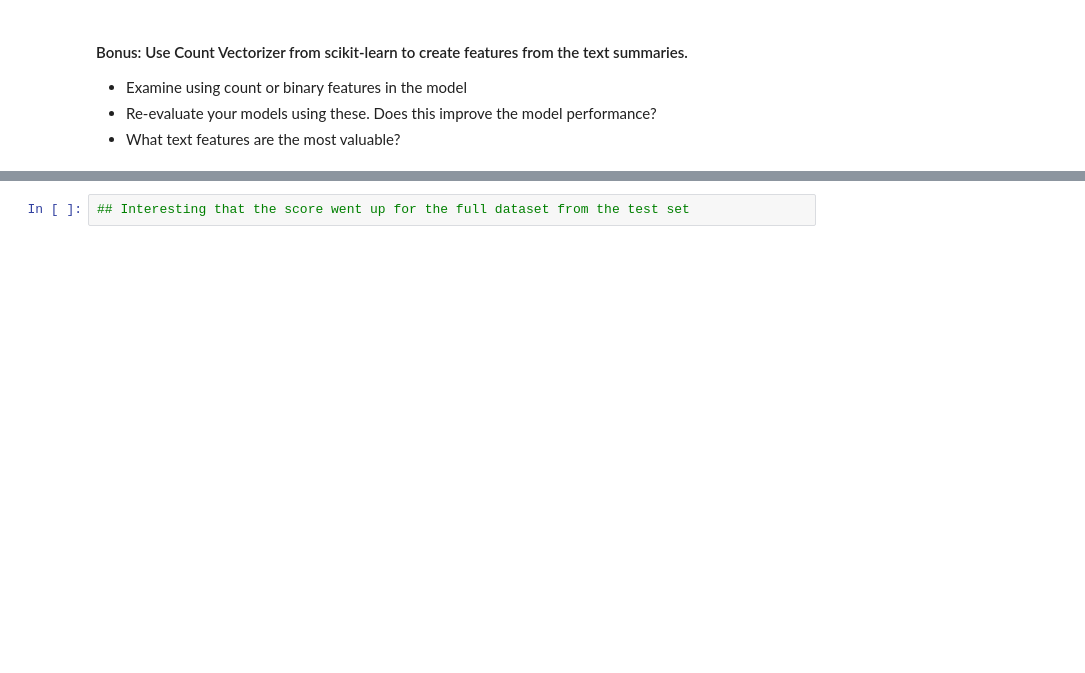
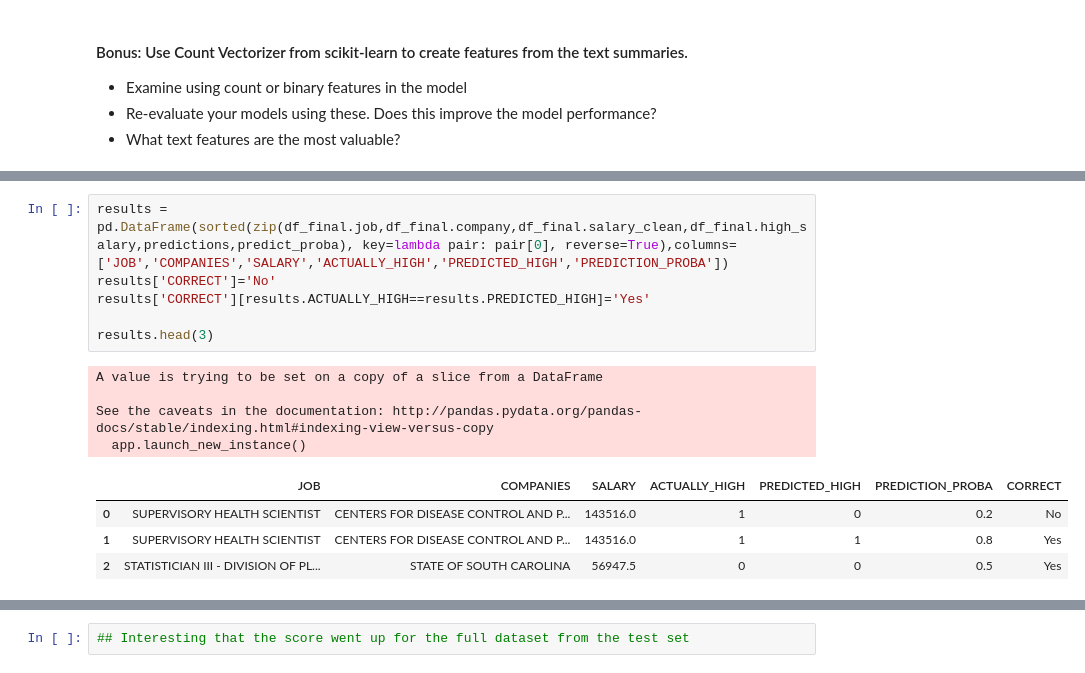
Before and after one commit to matthewbrems/old, a Jupyter notebook: projects/03-Project/starter-code/jd-project3.ipynb, the cells around one changed output, grey strips where cells are left out. Drawn from its saved outputs; the diff is of its cells as text; blank space fills up the shorter version.

```diff
--- a/projects/03-Project/starter-code/jd-project3.ipynb
+++ b/projects/03-Project/starter-code/jd-project3.ipynb
@@ -672,0 +671,15 @@ model.score(X,y)
+# %%
+results = pd.DataFrame(sorted(zip(df_final.job,df_final.company,df_final.salary_clean,df_final.high_salary,predictions,predict_proba), key=lambda pair: pair[0], reverse=True),columns=['JOB','COMPANIES','SALARY','ACTUALLY_HIGH','PREDICTED_HIGH','PREDICTION_PROBA'])
+results['CORRECT']='No'
+results['CORRECT'][results.ACTUALLY_HIGH==results.PREDICTED_HIGH]='Yes'
+
+results.head(3)
+# %% [output]
+A value is trying to be set on a copy of a slice from a DataFrame
+
+See the caveats in the documentation: http://pandas.pydata.org/pandas-docs/stable/indexing.html#indexing-view-versus-copy
+  app.launch_new_instance()
+|  | JOB | COMPANIES | SALARY | ACTUALLY_HIGH | PREDICTED_HIGH | PREDICTION_PROBA | CORRECT |
+| 0 | SUPERVISORY HEALTH SCIENTIST | CENTERS FOR DISEASE CONTROL AND P... | 143516.0 | 1 | 0 | 0.2 | No |
+| 1 | SUPERVISORY HEALTH SCIENTIST | CENTERS FOR DISEASE CONTROL AND P... | 143516.0 | 1 | 1 | 0.8 | Yes |
+| 2 | STATISTICIAN III - DIVISION OF PL... | STATE OF SOUTH CAROLINA | 56947.5 | 0 | 0 | 0.5 | Yes |
```
Also changed, not shown: parts of 23 cells of this notebook.
